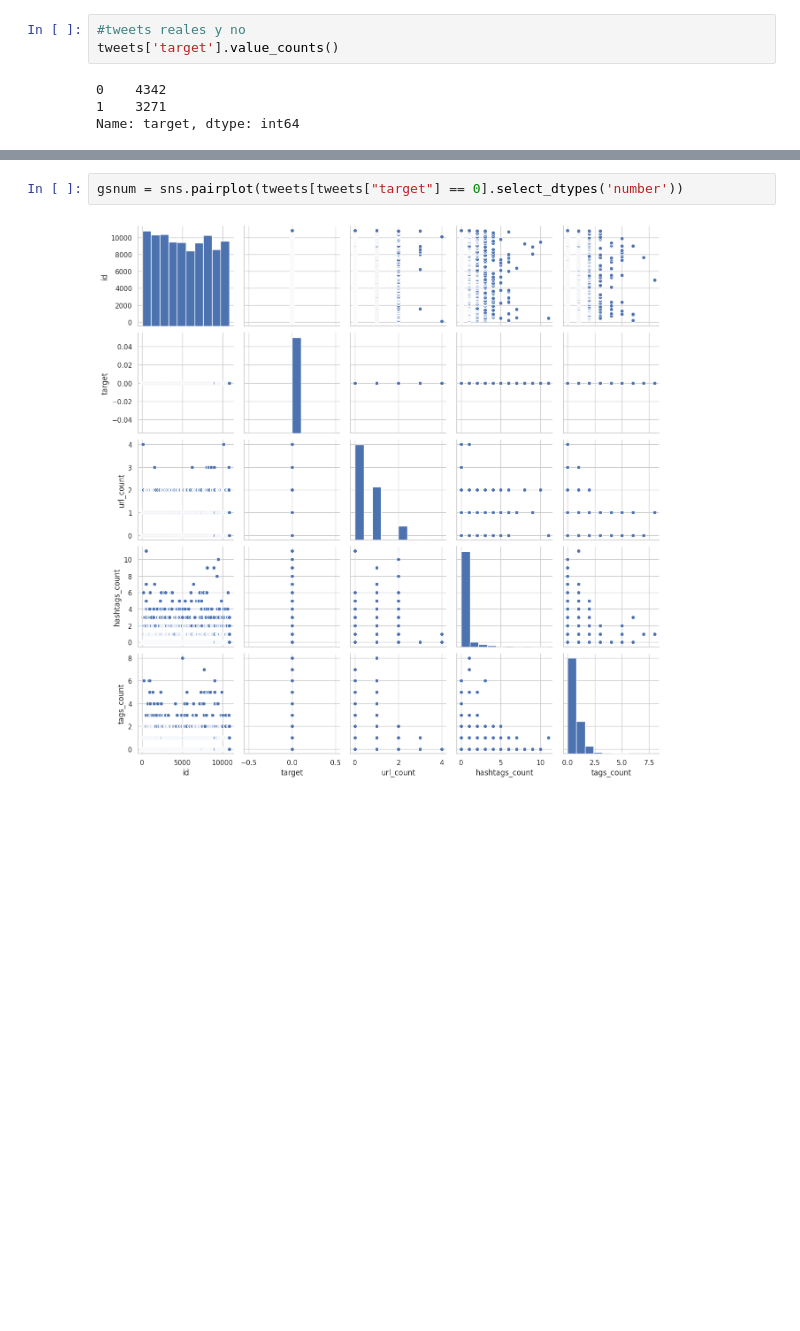
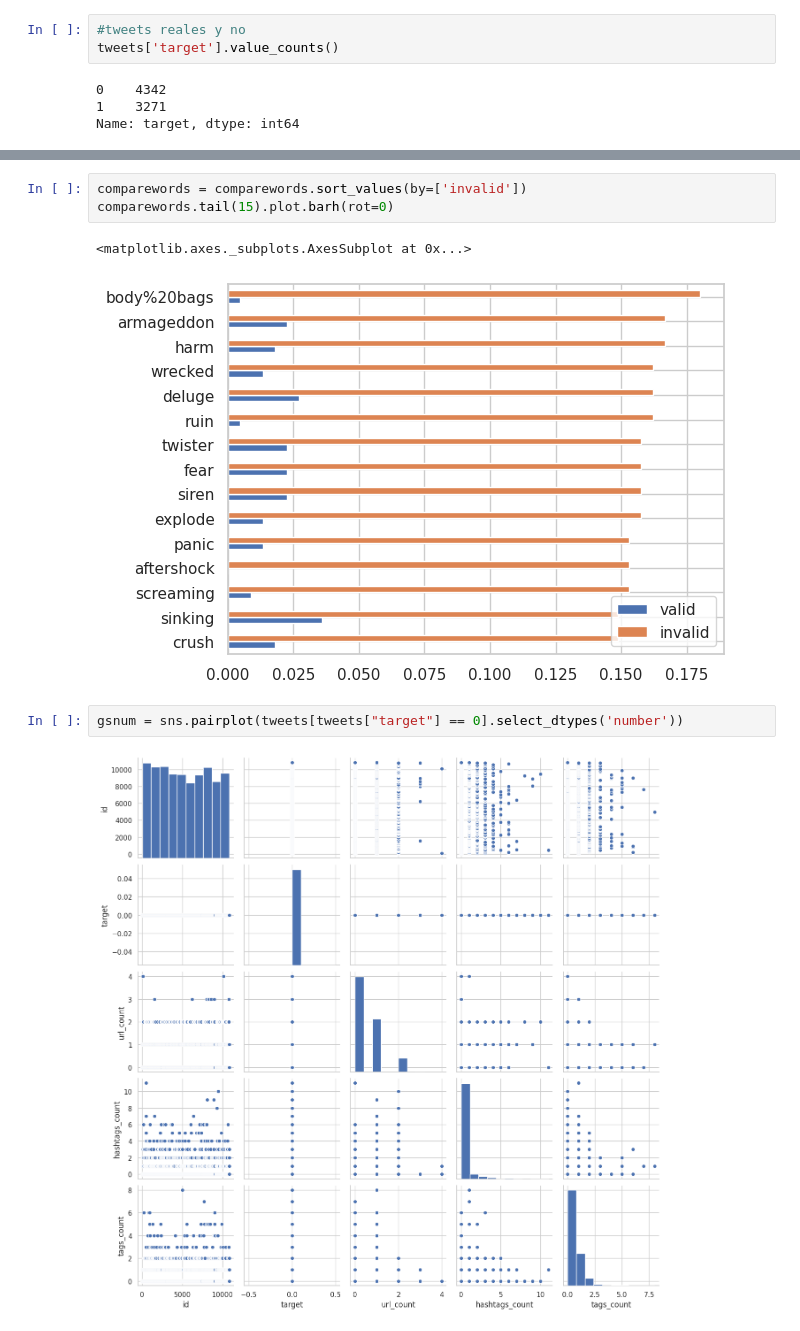
Before and after one commit to vnbarr/75.06-Datos, a Jupyter notebook: notebooks/TP1.ipynb, the cells around one changed output, grey strips where cells are left out. Cells and saved outputs as stored; diff of their text form; blank space fills up the shorter version.

```diff
--- a/notebooks/TP1.ipynb
+++ b/notebooks/TP1.ipynb
@@ -482,3 +480,9 @@ comparewords_ds.plot.barh(rot=0)
+# %%
+comparewords = comparewords.sort_values(by=['invalid'])
+comparewords.tail(15).plot.barh(rot=0)
+# %% [output]
+<matplotlib.axes._subplots.AxesSubplot at 0x...>
+[figure, added]
 # %%
 gsnum = sns.pairplot(tweets[tweets["target"] == 0].select_dtypes('number'))
 # %% [output]
```
Also changed, not shown: parts of 19 cells of this notebook.
